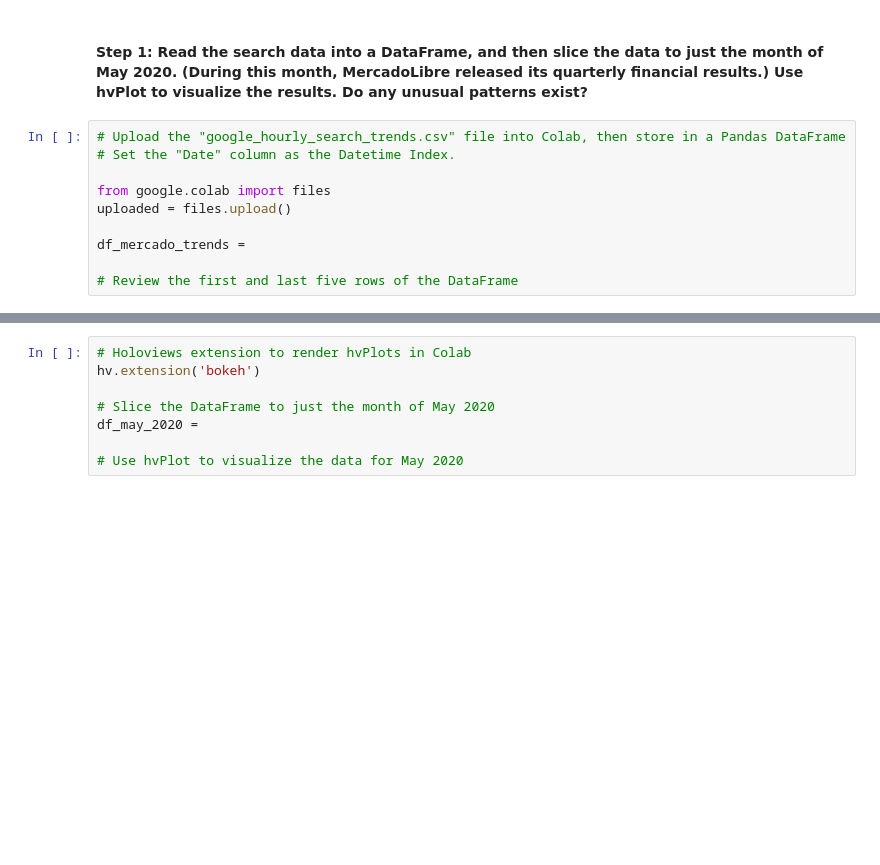
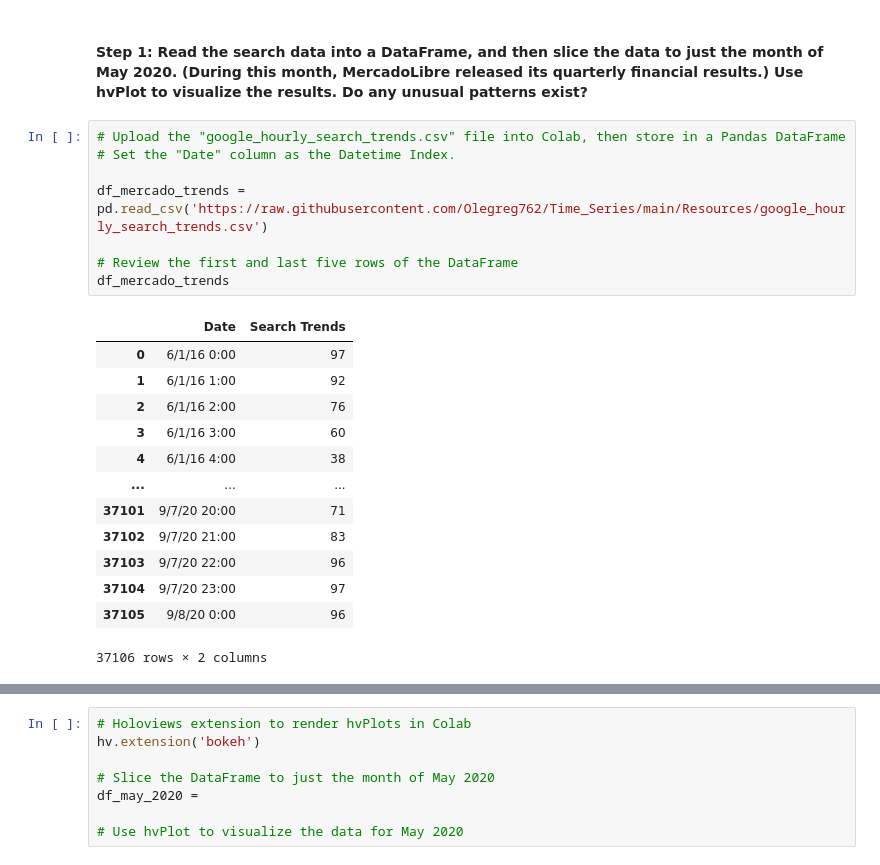
Before and after one commit to Olegreg762/Time_Series, a Jupyter notebook: forecasting_net_prophet.ipynb, the cells around one changed output, grey strips where cells are left out. Cells and saved outputs as stored; diff of their text form; blank space fills up the shorter version.

```diff
--- a/forecasting_net_prophet.ipynb
+++ b/forecasting_net_prophet.ipynb
@@ -119,12 +140,24 @@ To do so, complete the following steps:
 # %%
 # Upload the "google_hourly_search_trends.csv" file into Colab, then store in a Pandas DataFrame
 # Set the "Date" column as the Datetime Index.
 
-from google.colab import files
-uploaded = files.upload()
-
-df_mercado_trends =
+df_mercado_trends = pd.read_csv('https://raw.githubusercontent.com/Olegreg762/Time_Series/main/Resources/google_hourly_search_trends.csv')
 
 # Review the first and last five rows of the DataFrame
+df_mercado_trends
+# %% [output]
+|  | Date | Search Trends |
+| 0 | 6/1/16 0:00 | 97 |
+| 1 | 6/1/16 1:00 | 92 |
+| 2 | 6/1/16 2:00 | 76 |
+| 3 | 6/1/16 3:00 | 60 |
+| 4 | 6/1/16 4:00 | 38 |
+| ... | ... | ... |
+| 37101 | 9/7/20 20:00 | 71 |
+| 37102 | 9/7/20 21:00 | 83 |
+| 37103 | 9/7/20 22:00 | 96 |
+| 37104 | 9/7/20 23:00 | 97 |
+| 37105 | 9/8/20 0:00 | 96 |
+37106 rows × 2 columns
 # %%
 # Review the data types of the DataFrame using the info function
```
Also changed, not shown: parts of 3 cells of this notebook, 1 other file.
